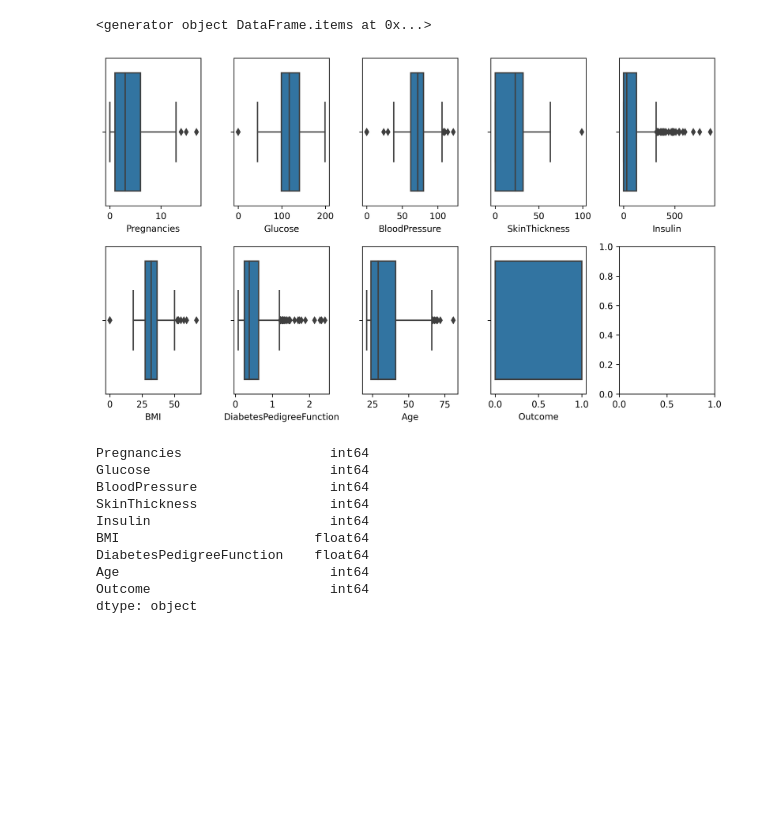
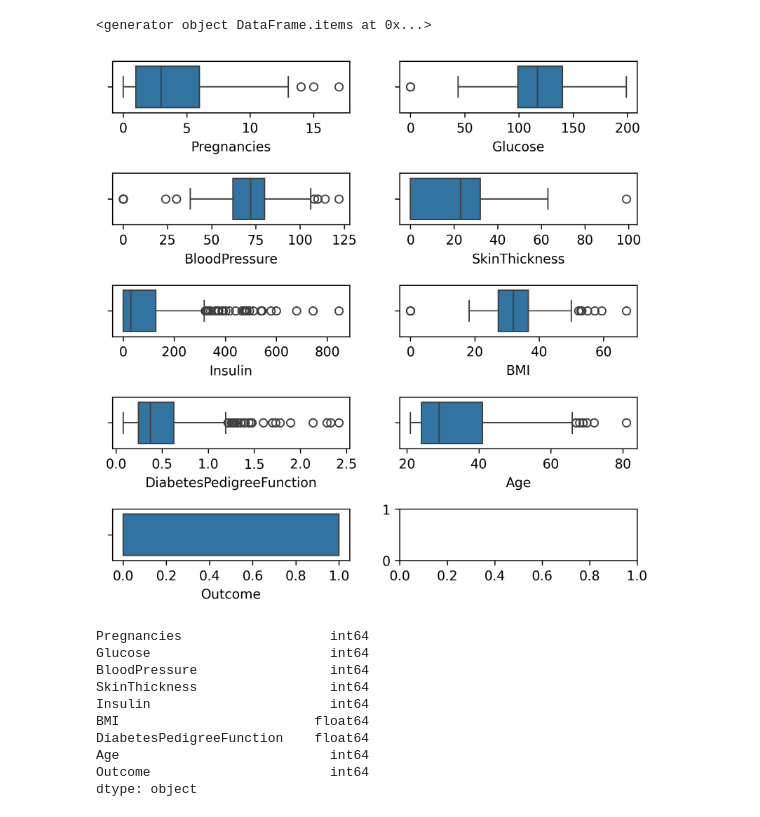
Before and after one commit to vighneshch/Machine-Learning, a Jupyter notebook: Diabetes Prediction/Diabetes Prediction.ipynb, the cells around one changed output. Drawn from its saved outputs; the diff is of its cells as text; code cells hidden in the pictures; blank space fills up the shorter version.

```diff
--- a/Diabetes Prediction/Diabetes Prediction.ipynb
+++ b/Diabetes Prediction/Diabetes Prediction.ipynb
@@ -50,18 +46,18 @@ df.items()
 # %% [output]
 <generator object DataFrame.items at 0x...>
 # %%
-fig,ax = plt.subplots(nrows = 2,ncols = 5,figsize = (10,6),dpi = 300)
+fig,ax = plt.subplots(nrows = 5,ncols = 2,figsize = (6,6),dpi = 300)
 
 ax = ax.flatten()
 index = 0
 
 for k,v in df.items():
     sns.boxplot(data = df,x = k,ax=ax[index])
     index = index+1
 plt.tight_layout()
 plt.show()
 # %% [output]
-[figure, old version]
+[figure, new version]
 # %%
 #There are outliers in the columsn
 # %%
```
Also changed, not shown: parts of 21 cells of this notebook.
